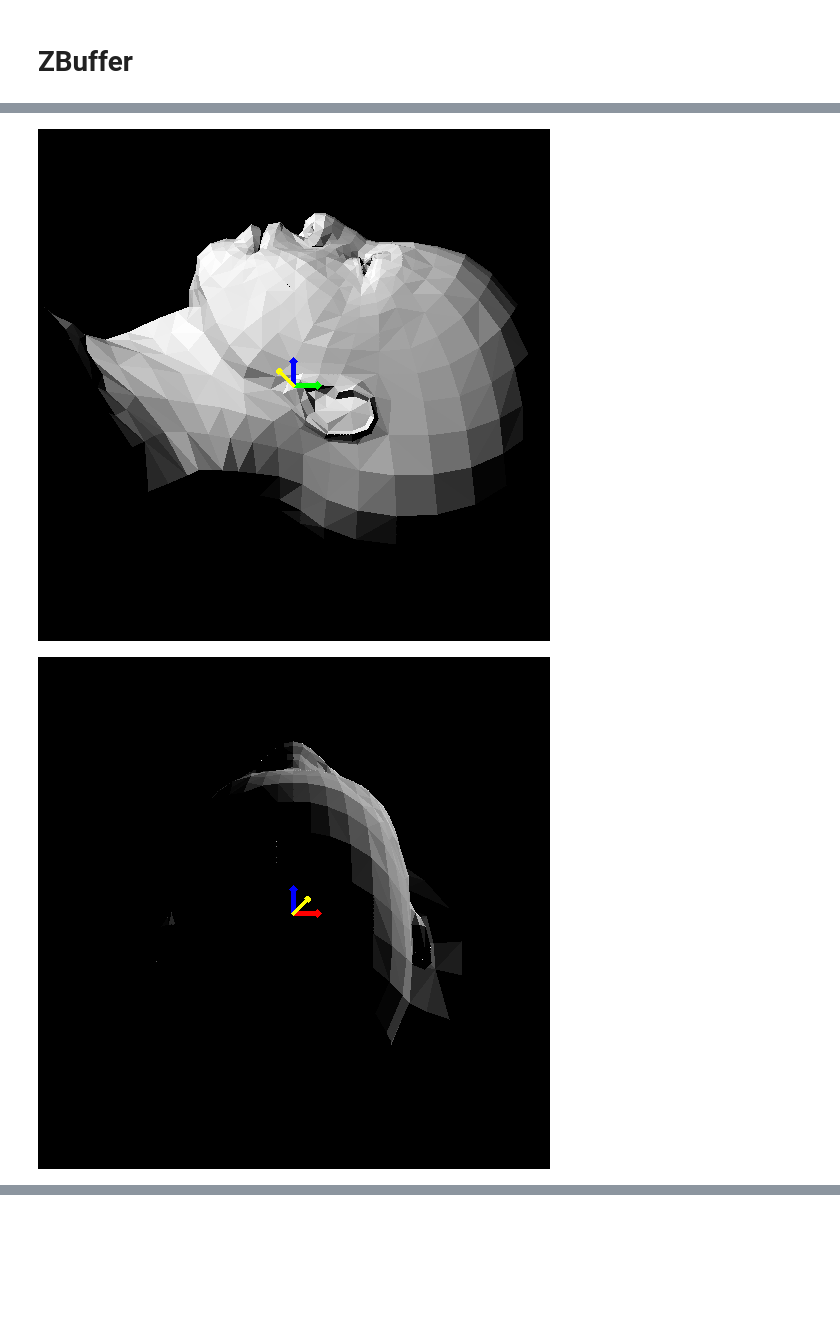
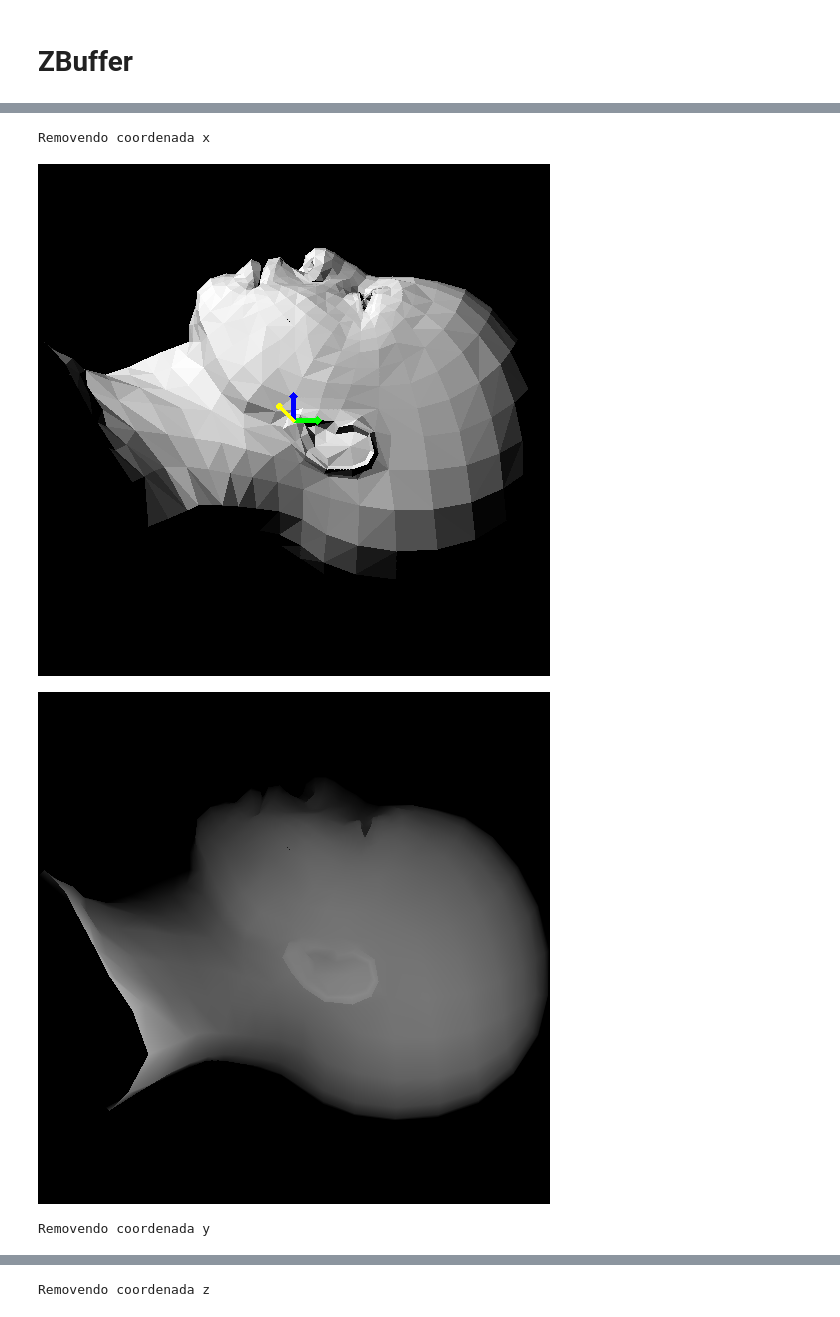
Before and after one commit to Edwolt/TinyRenderer-PythonNotebook, a Jupyter notebook: TinyRenderer.ipynb, the cells around one changed output, grey strips where cells are left out. Drawn from its saved outputs; the diff is of its cells as text; code cells hidden in the pictures; blank space fills up the shorter version.

Commit message:
Algumas correções e zbuffer

```diff
--- a/TinyRenderer.ipynb
+++ b/TinyRenderer.ipynb
@@ -794,8 +804,6 @@ def coordenadas_baricentricas(P, triangulo):
   vec_y = criar_vetor(AB[1, 0], AC[1, 0], PA[1, 0])
 
   cross = produto_externo(vec_x, vec_y)
-  if cross[0, 0] == cross[1, 0] == cross[2, 0] == 0:
-    return (0, 0, 0)
 
   λ = cross[2, 0]
   if λ == 0:
@@ -867,9 +875,6 @@ def coordenadas_baricentricas(P, triangulo):
   vec_y = [AB[1, 0], AC[1, 0], PA[1, 0]]
 
   cross = produto_externo(vec_x, vec_y)
-  if cross[0] == cross[1] == cross[2] == 0:
-    return (0, 0, 0)
-
   λ = cross[2]
   if λ == 0:
     return None # Não é um triângulo (pontos colineares)
@@ -945,5 +950,5 @@ modelo = MODELOS["african_head"]
 for c in "xyz":
   img = criar_imagem()
   render_triangulos(img, modelo, coordenada=c, mostrar_eixos=True)
-  mostrar_imagem(img)
+  mostrar_imagem(img, title=f"Removendo coordenada {c}")
 # %% [output]
@@ -1010,5 +1018,5 @@ fonte_luz = normalizar(criar_vetor(1, -1, 1))
 for c in "xyz":
   img = criar_imagem()
   render_triangulos(img, modelo, fonte_luz, coordenada=c, mostrar_eixos=True)
-  mostrar_imagem(img)
+  mostrar_imagem(img, title=f"Removendo coordenada {c}")
 # %% [output]
@@ -1110,13 +1127,16 @@ def render_zbuffer(
 # %%
 modelo = MODELOS["african_head"]
 
 fonte_luz = normalizar(criar_vetor(1, -1, 1))
 for c in "xyz":
   img = criar_imagem()
   img, zbuffer = render_zbuffer(img, modelo, fonte_luz, coordenada=c, mostrar_eixos=True)
-  # zbuffer = np.vectorize(lambda x: max(0, min(255, x)))(255*zbuffer)
-  mostrar_imagem(img)
-  # mostrar_imagem(zbuffer)
+  mostrar_imagem(img, title=f"Removendo coordenada {c}")
+
+  zbuffer = np.vectorize(lambda x: max(0, min(255, x)))(255*zbuffer)
+  mostrar_imagem(zbuffer, title=None)
 # %% [output]
+Removendo coordenada x
 [figure]
-[figure, old version]
+[figure, new version]
+Removendo coordenada y
@@ -1123,0 +1145 @@ for c in "xyz":
+Removendo coordenada z
```
Also changed, not shown: parts of 13 cells of this notebook.
